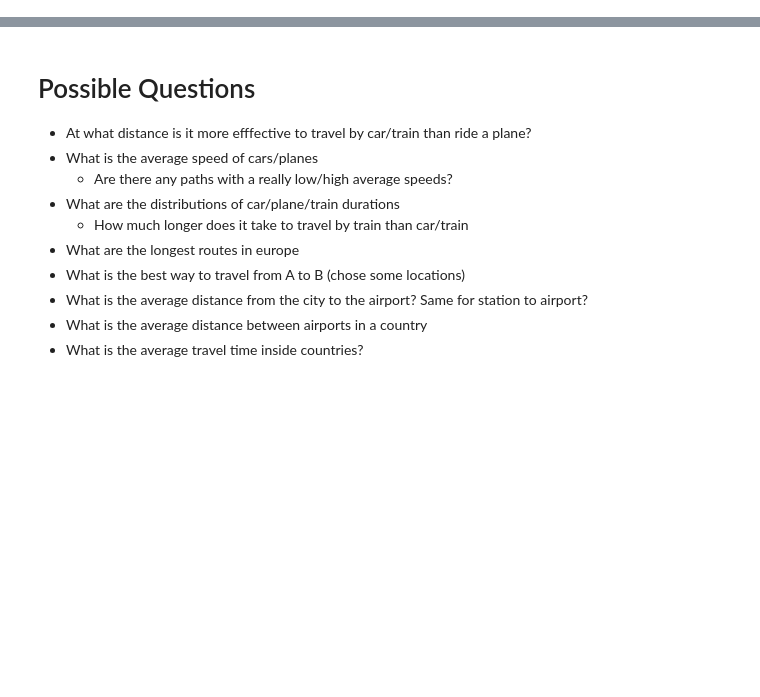
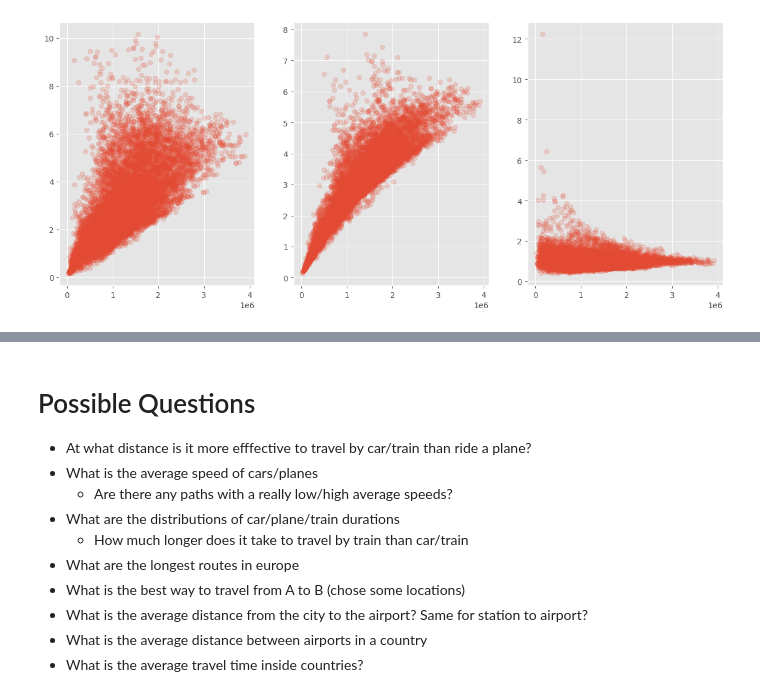
Before and after one commit to custibor99/DOPP_GROUP25, a Jupyter notebook: notebooks/SampleAnalysis.ipynb, the cells around one changed output, grey strips where cells are left out. Cells and saved outputs as stored; diff of their text form; code cells hidden in the pictures; blank space fills up the shorter version.

```diff
--- a/notebooks/SampleAnalysis.ipynb
+++ b/notebooks/SampleAnalysis.ipynb
@@ -129,3 +173,11 @@ g.remove_node("Lyon-St")
+# %%
+fig, ax = plt.subplots(1,3, figsize=(15,6))
+ax[0].scatter(air_distances, train_plain_ratio, alpha=0.2)
+ax[1].scatter(air_distances, car_plane_ratio, alpha=0.2)
+ax[2].scatter(air_distances, train_car_ratio, alpha=0.2)
+plt.show()
+# %% [output]
+[figure, added]
 # %%
 car_durations = get_durations_by_transport_type(g, "City")
 car_distances = get_durations_by_transport_type(g, "City", weight="distance")
```
Also changed, not shown: parts of 8 cells of this notebook, 3 other files.
